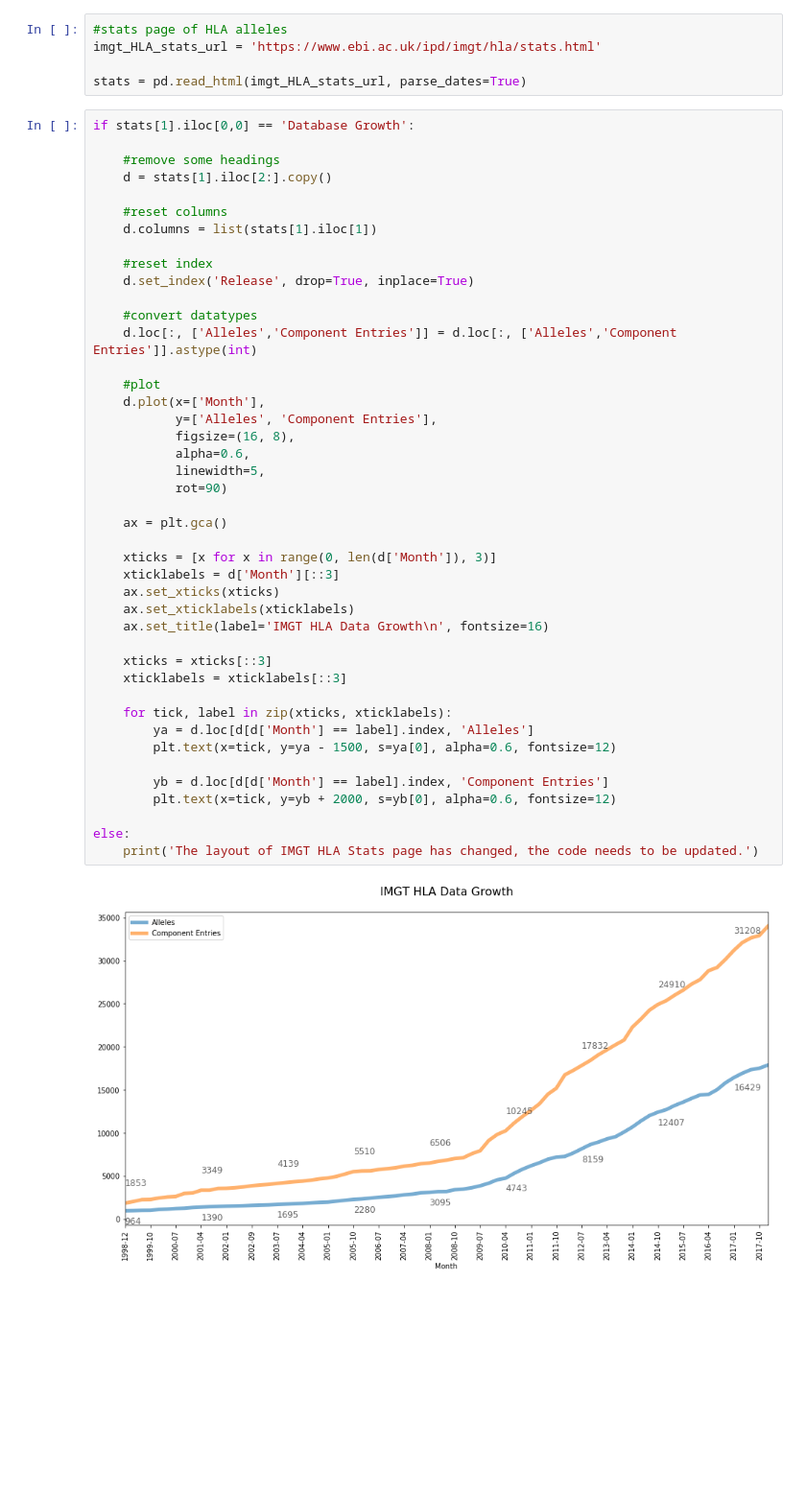
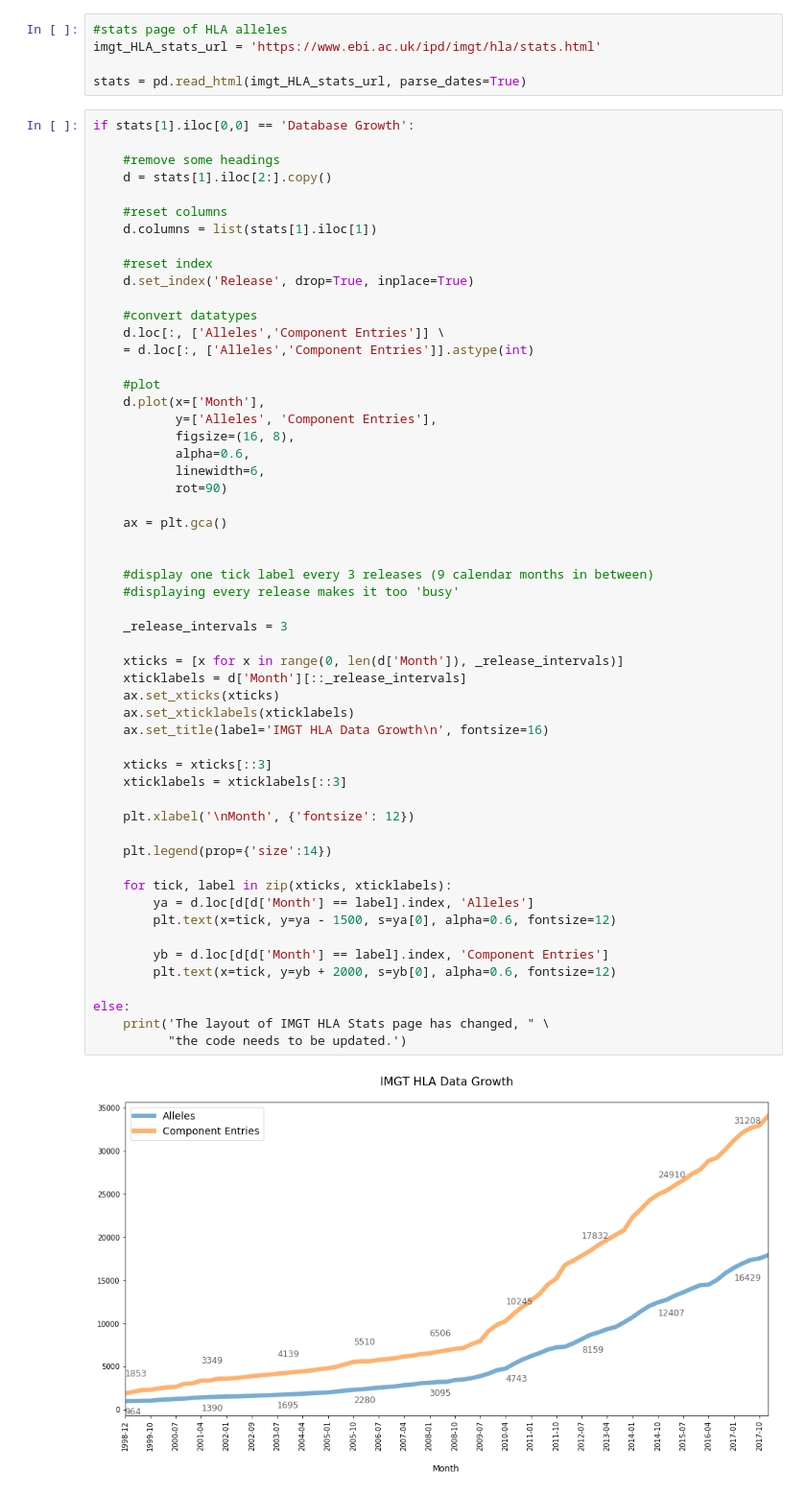
Before and after one commit to machnine/HLA-Tools, a Jupyter notebook: IMGT_HLA_Stats_Visualisation.ipynb, the cells around one changed output. Shown: that part at 96% size. Saved outputs shown, nothing was run; the diff lists cells and outputs as text; blank space fills up the shorter version.

```diff
--- a/IMGT_HLA_Stats_Visualisation.ipynb
+++ b/IMGT_HLA_Stats_Visualisation.ipynb
@@ -19,36 +19,48 @@ if stats[1].iloc[0,0] == 'Database Growth':
     #reset index
     d.set_index('Release', drop=True, inplace=True)
 
     #convert datatypes
-    d.loc[:, ['Alleles','Component Entries']] = d.loc[:, ['Alleles','Component Entries']].astype(int)
+    d.loc[:, ['Alleles','Component Entries']] \
+    = d.loc[:, ['Alleles','Component Entries']].astype(int)
 
     #plot
     d.plot(x=['Month'],
            y=['Alleles', 'Component Entries'],
            figsize=(16, 8),
            alpha=0.6,
-           linewidth=5,
+           linewidth=6,
            rot=90)
 
     ax = plt.gca()
 
-    xticks = [x for x in range(0, len(d['Month']), 3)]
-    xticklabels = d['Month'][::3]
+
+    #display one tick label every 3 releases (9 calendar months in between)
+    #displaying every release makes it too 'busy'
+
+    _release_intervals = 3
+
+    xticks = [x for x in range(0, len(d['Month']), _release_intervals)]
+    xticklabels = d['Month'][::_release_intervals]
     ax.set_xticks(xticks)
     ax.set_xticklabels(xticklabels)
     ax.set_title(label='IMGT HLA Data Growth\n', fontsize=16)
 
     xticks = xticks[::3]
     xticklabels = xticklabels[::3]
+
+    plt.xlabel('\nMonth', {'fontsize': 12})
+
+    plt.legend(prop={'size':14})
 
     for tick, label in zip(xticks, xticklabels):
         ya = d.loc[d[d['Month'] == label].index, 'Alleles']
         plt.text(x=tick, y=ya - 1500, s=ya[0], alpha=0.6, fontsize=12)
 
         yb = d.loc[d[d['Month'] == label].index, 'Component Entries']
         plt.text(x=tick, y=yb + 2000, s=yb[0], alpha=0.6, fontsize=12)
 
 else:
-    print('The layout of IMGT HLA Stats page has changed, the code needs to be updated.')
+    print('The layout of IMGT HLA Stats page has changed, " \
+          "the code needs to be updated.')
 # %% [output]
-[figure, old version]
+[figure, new version]
```
Also changed, not shown: 1 other file.
